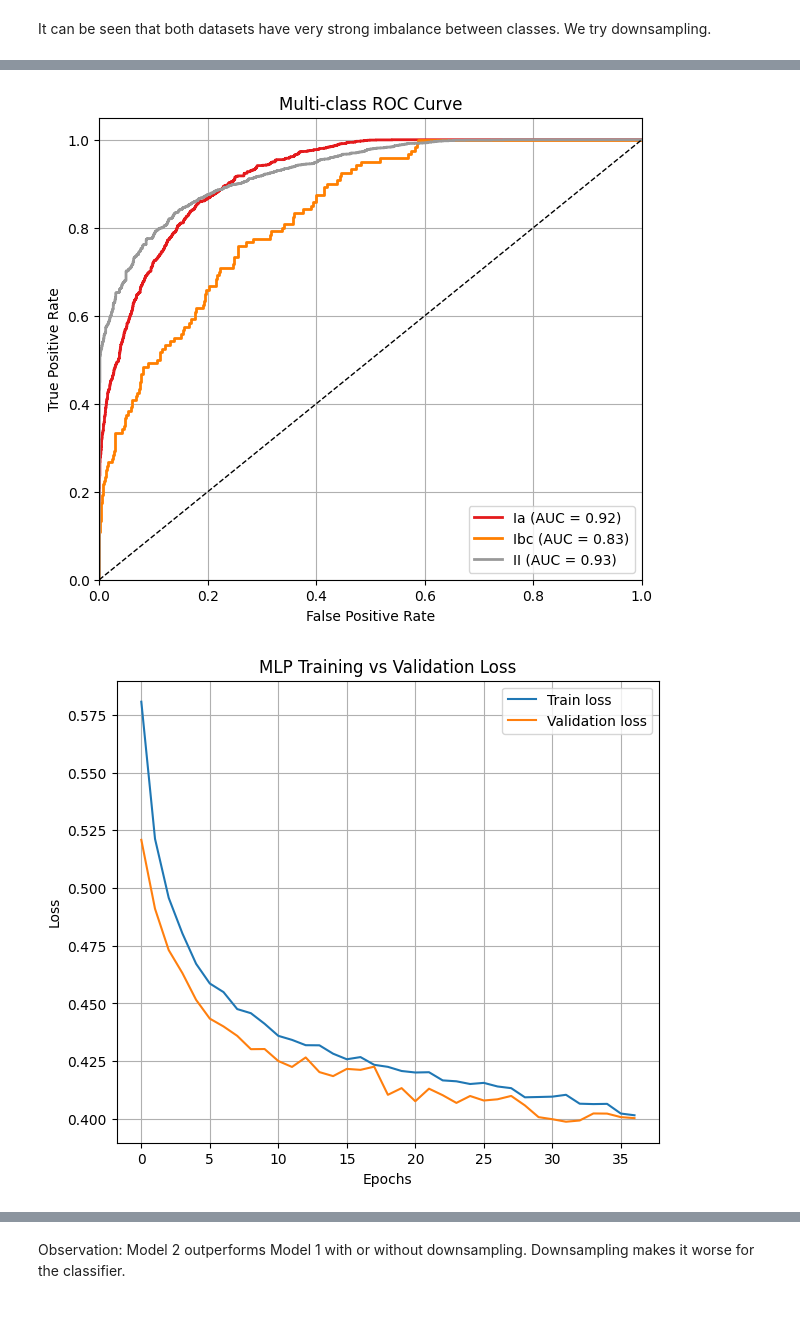
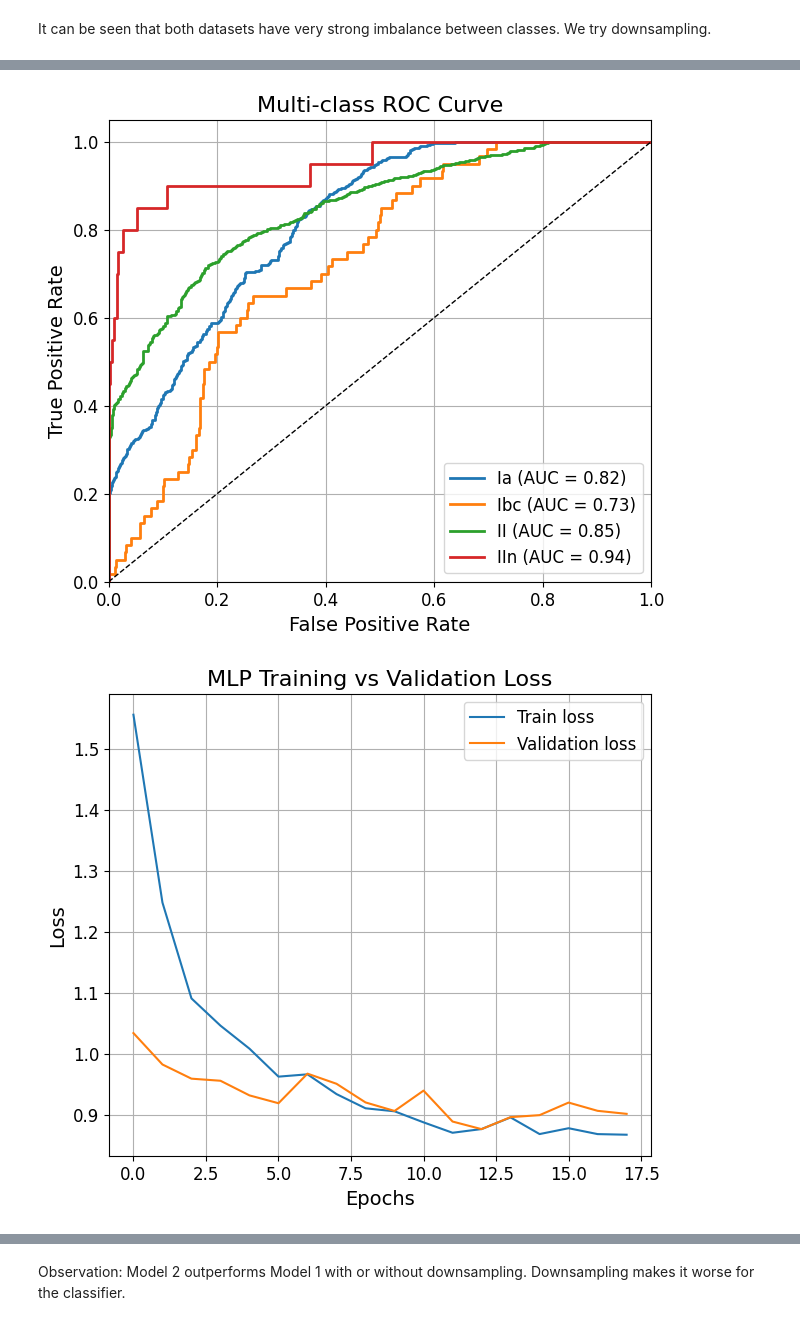
Before and after one commit to phongdang14/P-A_ML_Fall2025_TransformerTeam, a Jupyter notebook: Team transformer.ipynb, the cells around one changed output, grey strips where cells are left out. Cells and saved outputs as stored; diff of their text form; code cells hidden in the pictures.

```diff
--- a/Team transformer.ipynb
+++ b/Team transformer.ipynb
@@ -15,4 +16,12 @@ Drive already mounted at /content/drive; to attempt to forcibly remount, call dr
 import pandas as pd
 import matplotlib.pyplot as plt
 import numpy as np
+
+#adjust font sizes for visibility on slides
+plt.rcParams.update({
+    'font.size': 12,
+    'axes.titlesize': 16,
+    'axes.labelsize': 14,
+    'legend.fontsize': 12,
+})
 # %% [markdown]
@@ -24,7 +33,8 @@ First, we load datasets of both models.
 I_Ia = pd.read_csv(dir + 'ML_master_table_TypeIa.csv').dropna()
 I_Ibc = pd.read_csv(dir + 'ML_master_table_TypeIbc.csv').dropna()
 I_II = pd.read_csv(dir + 'ML_master_table_TypeII.csv').dropna()
+I_IIn = pd.read_csv(dir + 'master_ML_table_TypeIIn.csv').dropna()
 I_skip = ['sn_name', 'sn_type', 'band']
-I_labels = ['Ia', 'Ibc', 'II']
+I_labels = ['Ia', 'Ibc', 'II', 'IIn']
 # %%
 # Model 2:
@@ -77,7 +88,7 @@ Both these datasets show presence of outliers, which can skew the model. We use
 # %%
 def clipping(dfs, skip):
     dfs_clipped = []
-    feature_cols = [c for c in dfs[0].columns if c not in skip]
+    feature_cols = dfs[0].columns[3:]
 
     for df in dfs:
         df_copy = df.copy()
@@ -97,6 +108,6 @@ def clipping(dfs, skip):
 
     return dfs_clipped
 # %%
-I_Ia_clip, I_Ibc_clip, I_II_clip = clipping([I_Ia,I_Ibc,I_II], I_skip)
-histogram_all([I_Ia_clip, I_Ibc_clip, I_II_clip], I_skip, I_labels)
+I_Ia_clip, I_Ibc_clip, I_II_clip, I_IIn_clip = clipping([I_Ia,I_Ibc,I_II, I_IIn], I_skip)
+histogram_all([I_Ia_clip, I_Ibc_clip, I_II_clip, I_IIn_clip], I_skip, I_labels)
 # %% [output]
@@ -435,10 +621,13 @@ early_stop = EarlyStopping(
 # %%
 # Model 1 without downsampling
 I_mlp = models.Sequential([
-    layers.Dense(128, activation='relu', input_shape=(4,)),
     layers.Dense(64, activation='relu'),
-    layers.Dropout(0.4),
-    layers.Dense(3, activation='softmax')
+    layers.BatchNormalization(),
+    layers.Dropout(0.3),
+    layers.Dense(64, activation='relu'),
+    layers.BatchNormalization(),
+    layers.Dropout(0.5),
+    layers.Dense(4, activation='softmax')
 ])
 
 I_mlp.compile(
@@ -449,12 +638,13 @@ I_mlp.compile(
 
 I_history = I_mlp.fit(
     I_X_train, I_y_train,
-    validation_data=(I_X_test, I_y_test),
+    validation_data=(I_X_val, I_y_val),
     epochs=50,
-    batch_size=32,
-    callbacks=[early_stop]
+    batch_size=64,
+    callbacks=[early_stop],
+    class_weight=I_class_weights
 )
 
-evaluate_model(I_mlp, I_X_train, I_y_train, I_X_test, I_y_test, I_labels, I_history)
+evaluate_model(I_mlp, I_X_train, I_y_train, I_X_test, I_y_test, I_band_test, I_labels, I_history)
 # %% [output]
 Epoch 1/50
@@ -478,2 +667,2 @@ Epoch 6/50
-[figure, old version]
+[figure, new version]
-[figure, old version]
+[figure, new version]
```
Also changed, not shown: parts of 44 cells of this notebook.
